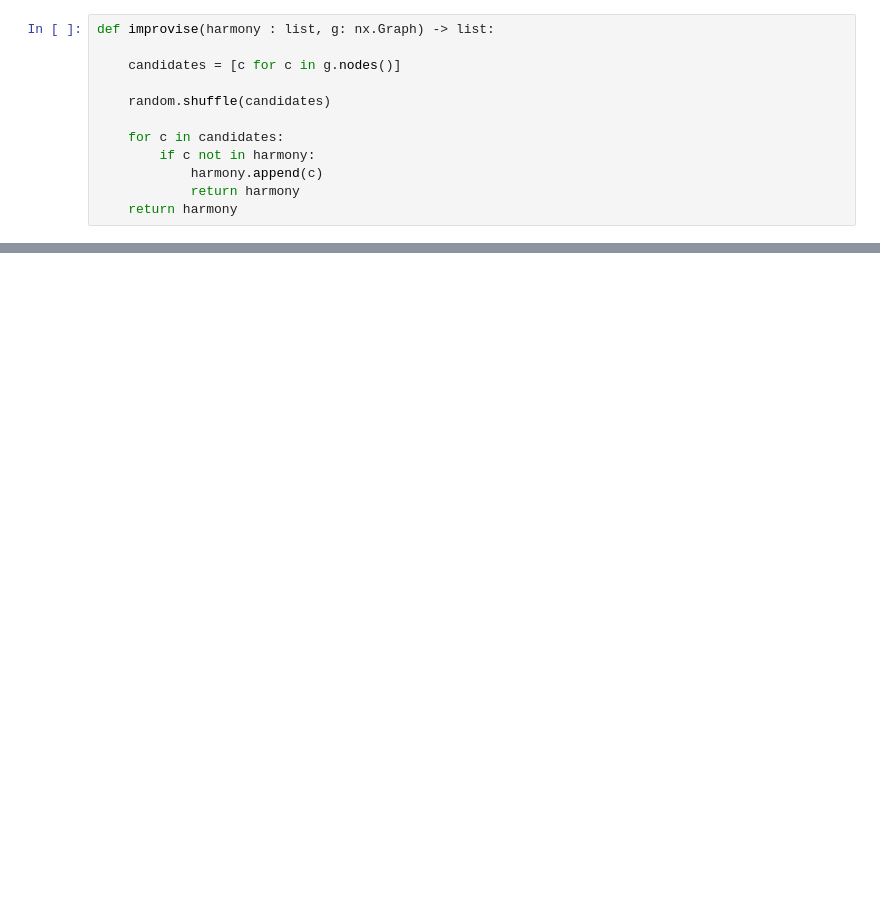
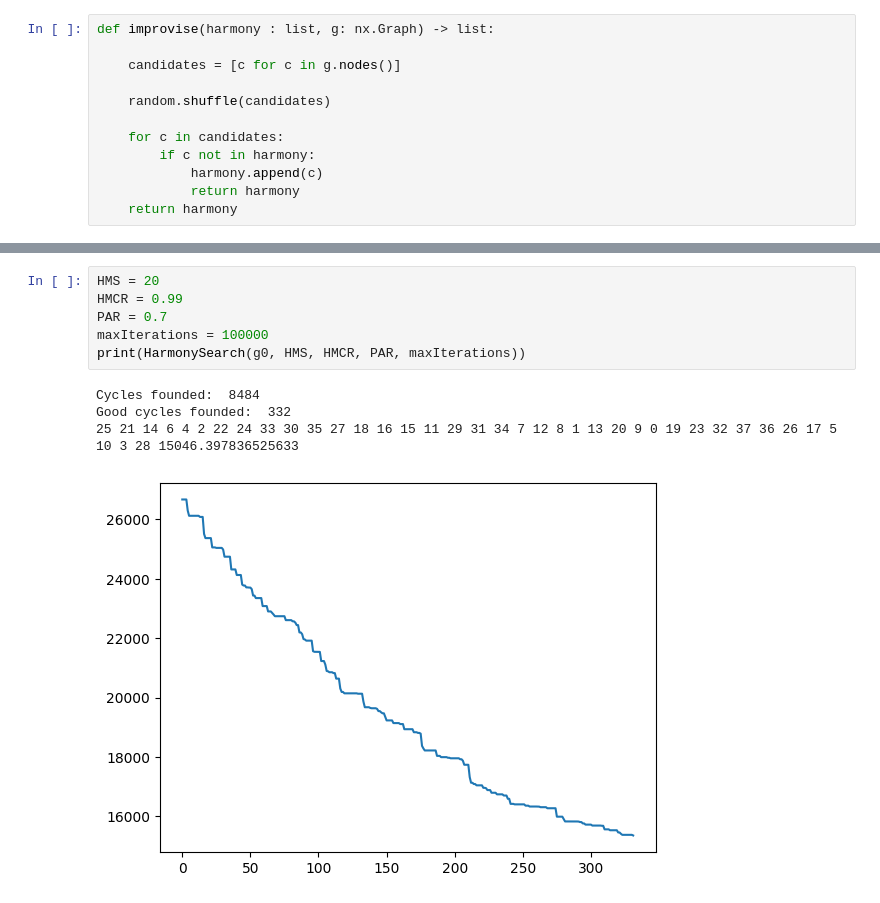
Before and after one commit to acvetkovic/Harmony, a Jupyter notebook: HarmonySearch.ipynb, the cells around one changed output, grey strips where cells are left out. Cells and saved outputs as stored; diff of their text form; blank space fills up the shorter version.

```diff
--- a/HarmonySearch.ipynb
+++ b/HarmonySearch.ipynb
@@ -204,0 +195,11 @@ print(HarmonySearch(g0, hms, rA, rPA, maxIterations))
+# %%
+HMS = 20
+HMCR = 0.99
+PAR = 0.7
+maxIterations = 100000
+print(HarmonySearch(g0, HMS, HMCR, PAR, maxIterations))
+# %% [output]
+Cycles founded:  8484
+Good cycles founded:  332
+25 21 14 6 4 2 22 24 33 30 35 27 18 16 15 11 29 31 34 7 12 8 1 13 20 9 0 19 23 32 37 36 26 17 5 10 3 28 15046.397836525633
+[figure, added]
```
Also changed, not shown: parts of 10 cells of this notebook, 2 other files.
